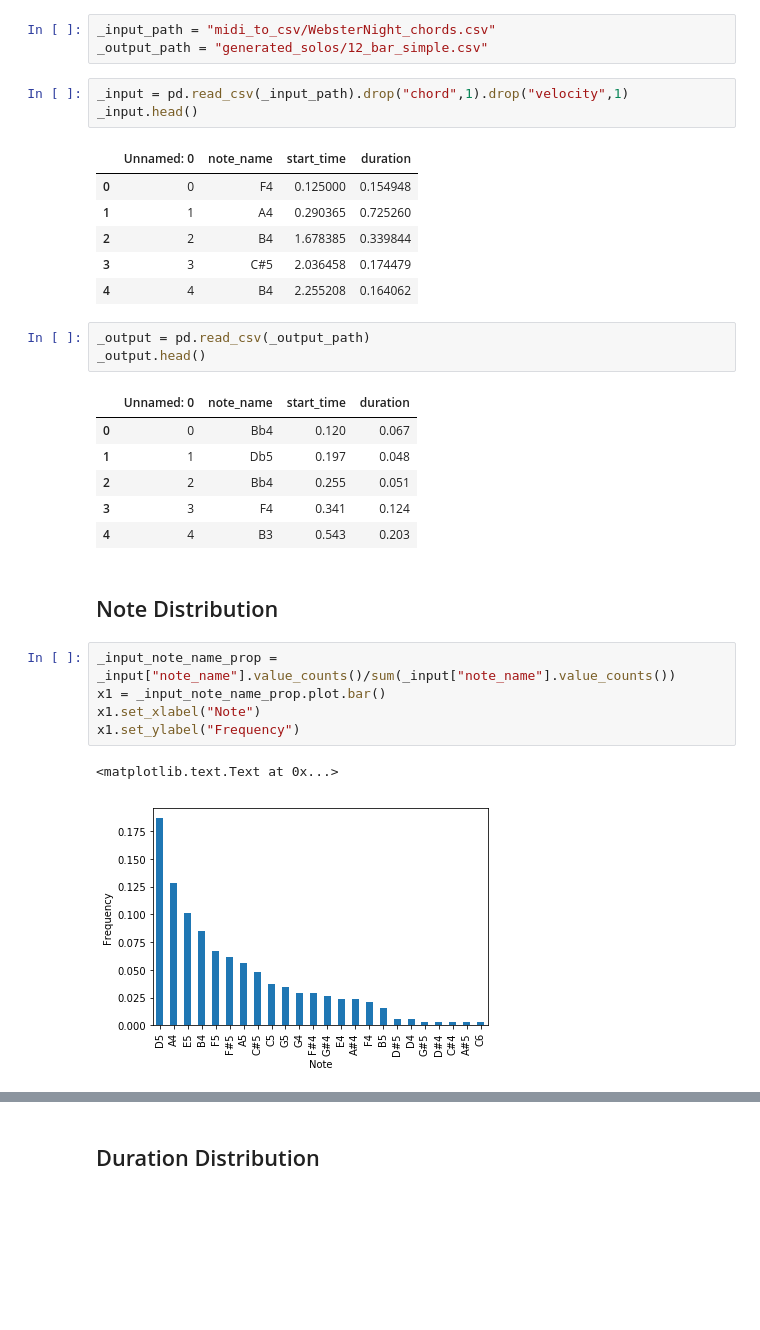
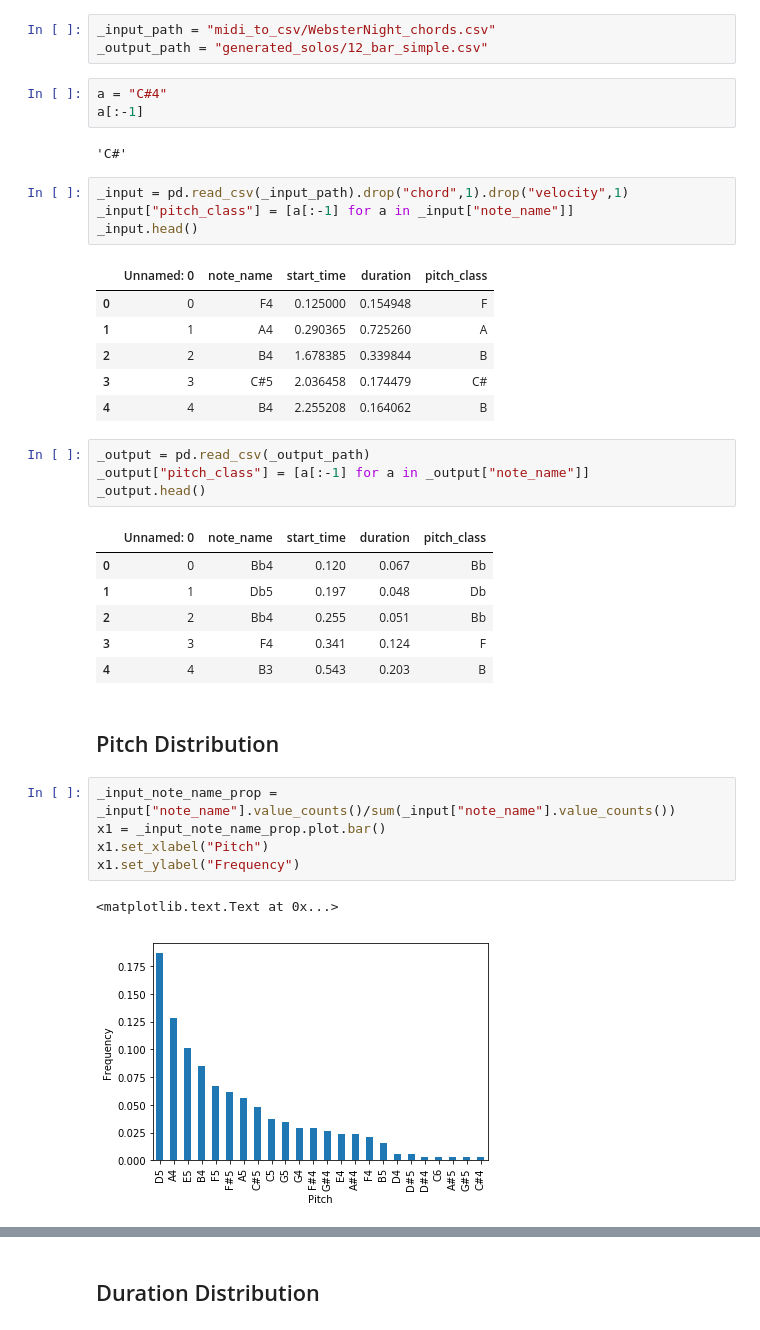
Before and after one commit to callaunchpad/JazzImprov, a Jupyter notebook: Webster_Night_Vis.ipynb, the cells around one changed output, grey strips where cells are left out. Cells and saved outputs as stored; diff of their text form; blank space fills up the shorter version.

Commit message:
added pitch class bar plot

```diff
--- a/Webster_Night_Vis.ipynb
+++ b/Webster_Night_Vis.ipynb
@@ -41,36 +41,43 @@ s_exp_features.plot.scatter("Number of Notes", "Average Max Slope")
 # %%
 _input_path = "midi_to_csv/WebsterNight_chords.csv"
 _output_path = "generated_solos/12_bar_simple.csv"
+# %%
+a = "C#4"
+a[:-1]
+# %% [output]
+'C#'
 # %%
 _input = pd.read_csv(_input_path).drop("chord",1).drop("velocity",1)
+_input["pitch_class"] = [a[:-1] for a in _input["note_name"]]
 _input.head()
 # %% [output]
-|  | Unnamed: 0 | note_name | start_time | duration |
-| 0 | 0 | F4 | 0.125000 | 0.154948 |
-| 1 | 1 | A4 | 0.290365 | 0.725260 |
-| 2 | 2 | B4 | 1.678385 | 0.339844 |
-| 3 | 3 | C#5 | 2.036458 | 0.174479 |
-| 4 | 4 | B4 | 2.255208 | 0.164062 |
+|  | Unnamed: 0 | note_name | start_time | duration | pitch_class |
+| 0 | 0 | F4 | 0.125000 | 0.154948 | F |
+| 1 | 1 | A4 | 0.290365 | 0.725260 | A |
+| 2 | 2 | B4 | 1.678385 | 0.339844 | B |
+| 3 | 3 | C#5 | 2.036458 | 0.174479 | C# |
+| 4 | 4 | B4 | 2.255208 | 0.164062 | B |
 # %%
 _output = pd.read_csv(_output_path)
+_output["pitch_class"] = [a[:-1] for a in _output["note_name"]]
 _output.head()
 # %% [output]
-|  | Unnamed: 0 | note_name | start_time | duration |
-| 0 | 0 | Bb4 | 0.120 | 0.067 |
-| 1 | 1 | Db5 | 0.197 | 0.048 |
-| 2 | 2 | Bb4 | 0.255 | 0.051 |
-| 3 | 3 | F4 | 0.341 | 0.124 |
-| 4 | 4 | B3 | 0.543 | 0.203 |
+|  | Unnamed: 0 | note_name | start_time | duration | pitch_class |
+| 0 | 0 | Bb4 | 0.120 | 0.067 | Bb |
+| 1 | 1 | Db5 | 0.197 | 0.048 | Db |
+| 2 | 2 | Bb4 | 0.255 | 0.051 | Bb |
+| 3 | 3 | F4 | 0.341 | 0.124 | F |
+| 4 | 4 | B3 | 0.543 | 0.203 | B |
 # %% [markdown]
-## Note Distribution
+## Pitch Distribution
 # %%
 _input_note_name_prop = _input["note_name"].value_counts()/sum(_input["note_name"].value_counts())
 x1 = _input_note_name_prop.plot.bar()
-x1.set_xlabel("Note")
+x1.set_xlabel("Pitch")
 x1.set_ylabel("Frequency")
 # %% [output]
 <matplotlib.text.Text at 0x...>
-[figure, old version]
+[figure, new version]
 # %%
 _output_note_name_prop = _output["note_name"].value_counts()/sum(_output["note_name"].value_counts())
 x2 = _output_note_name_prop.plot.bar()
```
Also changed, not shown: parts of 6 cells of this notebook.
